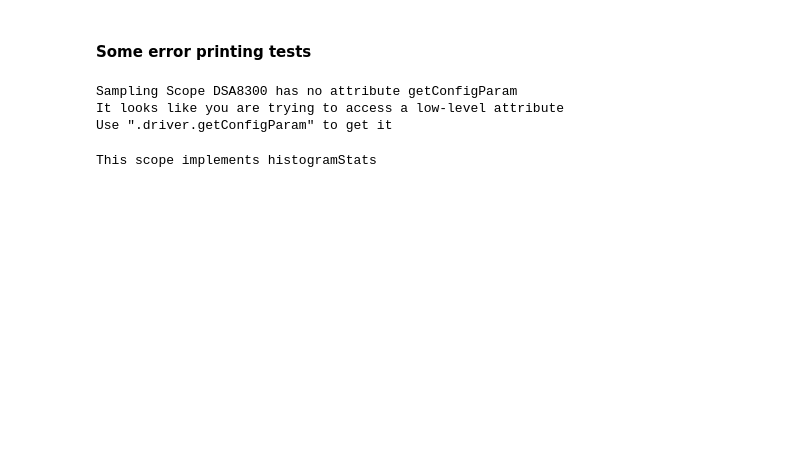
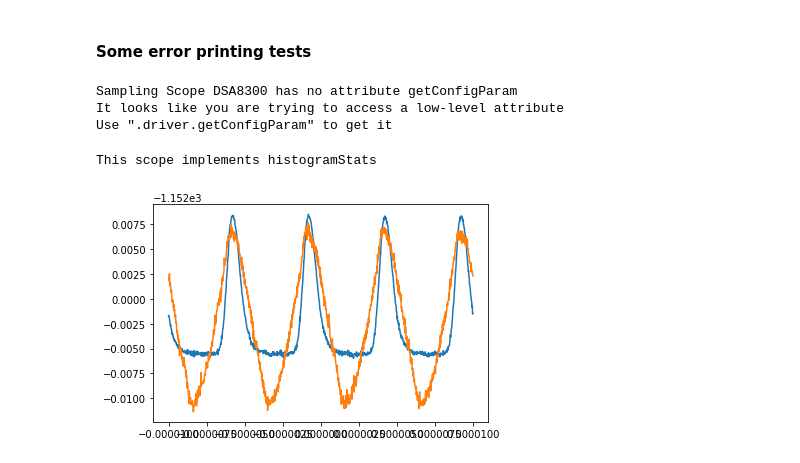
Before and after one commit to lightwave-lab/lightlab, a Jupyter notebook: notebooks/BasicHardwareTests/Oscilloscope.ipynb, the cells around one changed output. Cells and saved outputs as stored; diff of their text form; code cells hidden in the pictures; blank space fills up the shorter version.

```diff
--- a/notebooks/BasicHardwareTests/Oscilloscope.ipynb
+++ b/notebooks/BasicHardwareTests/Oscilloscope.ipynb
@@ -58,3 +55,10 @@ else:
     print('This scope implements histogramStats')
 # %% [output]
 This scope implements histogramStats
+# %%
+neuronOut2 = scope.acquire([2], avgCnt=1000)[0]
+neuronOut2.simplePlot()
+mzmOut.simplePlot()
+scope.run()
+# %% [output]
+[figure, added]
```
Also changed, not shown: parts of 3 cells of this notebook, 9 other files.
